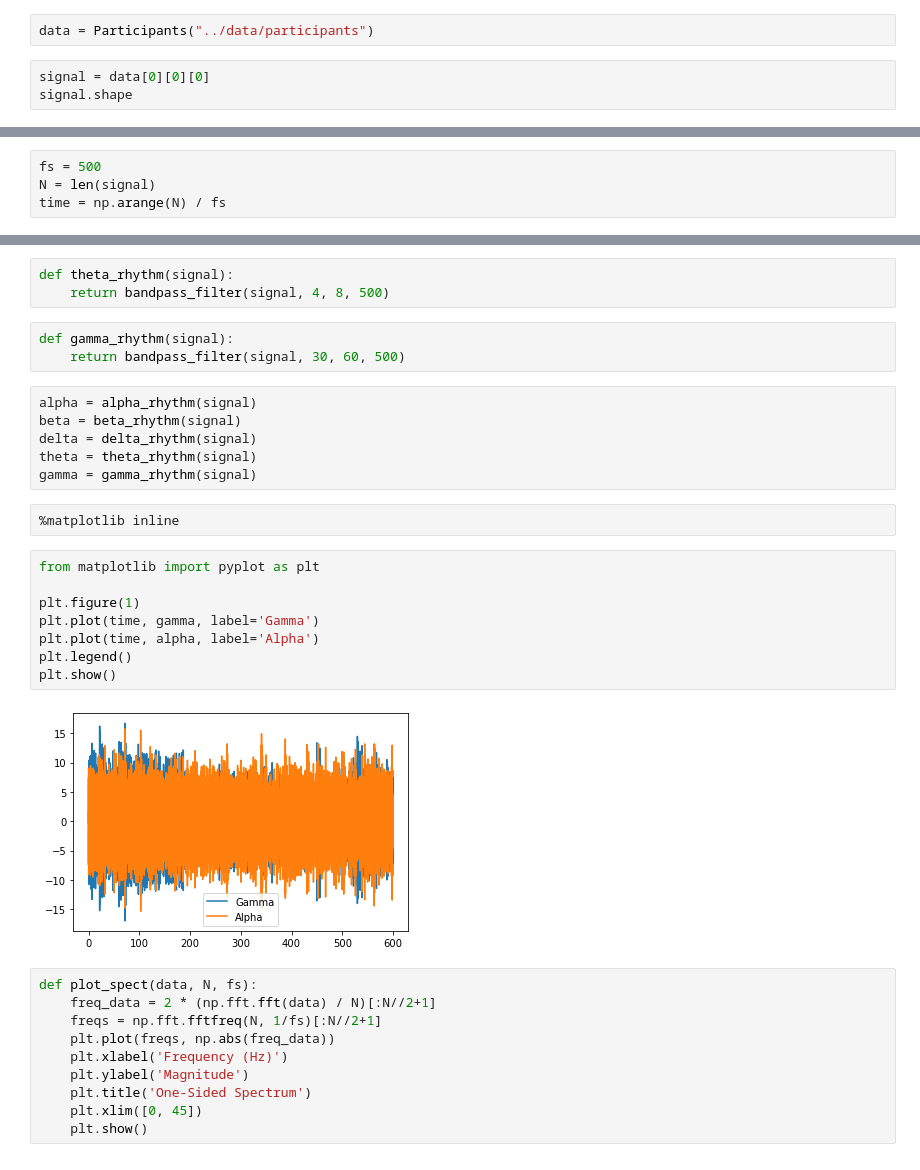
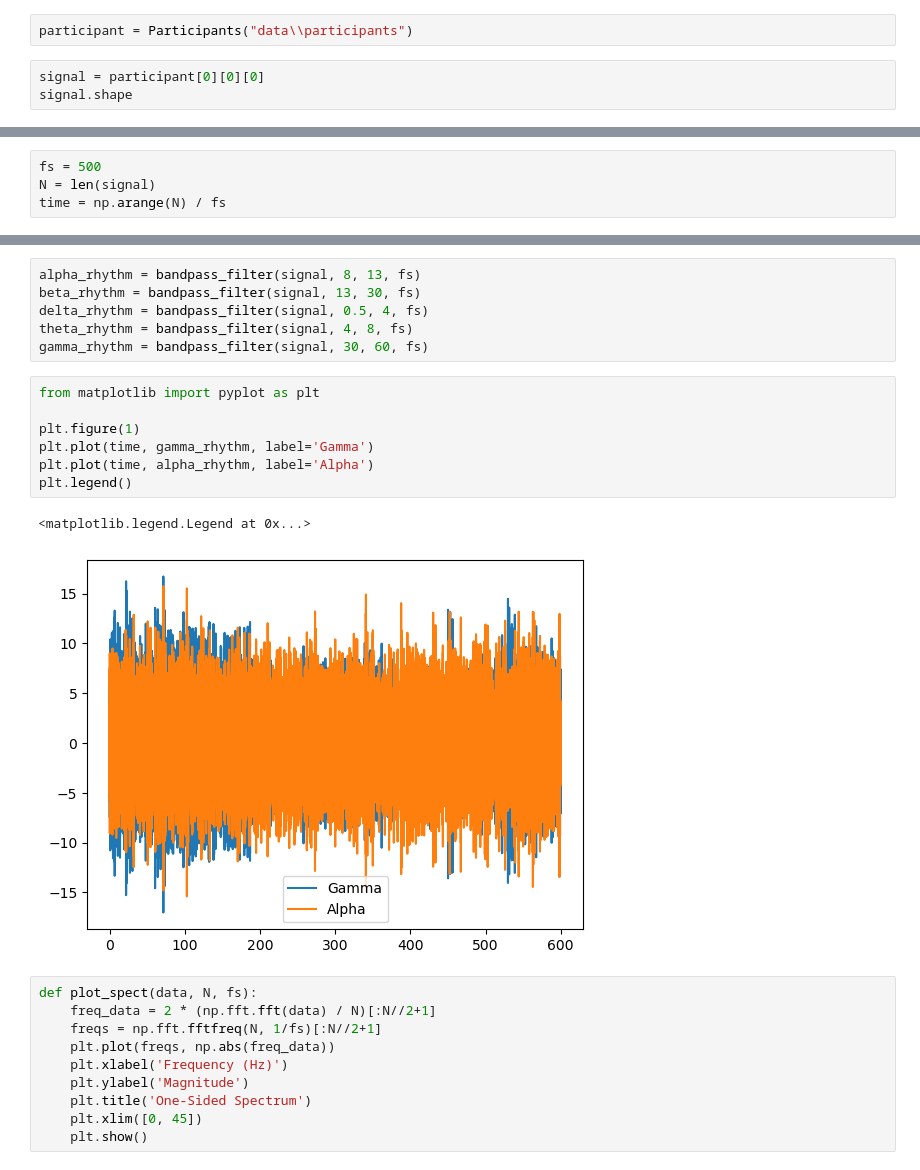
Before and after one commit to strajdzsha/EEG-classification, a Jupyter notebook: analysis/feature_extraction.ipynb, the cells around one changed output, grey strips where cells are left out. Saved outputs shown, nothing was run; the diff lists cells and outputs as text.

```diff
--- a/analysis/feature_extraction.ipynb
+++ b/analysis/feature_extraction.ipynb
@@ -12,7 +14,7 @@ from Participants import Participants
 # %%
-data = Participants("../data/participants")
+participant = Participants("data\\participants")
 # %%
-signal = data[0][0][0]
+signal = participant[0][0][0]
 signal.shape
 # %% [output]
 (299900,)
@@ -43,27 +36,19 @@ def delta_rhythm(signal):
-# %%
-def theta_rhythm(signal):
-    return bandpass_filter(signal, 4, 8, 500)
-# %%
-def gamma_rhythm(signal):
-    return bandpass_filter(signal, 30, 60, 500)
-# %%
-alpha = alpha_rhythm(signal)
-beta = beta_rhythm(signal)
-delta = delta_rhythm(signal)
-theta = theta_rhythm(signal)
-gamma = gamma_rhythm(signal)
-# %%
-%matplotlib inline
+# %%
+alpha_rhythm = bandpass_filter(signal, 8, 13, fs)
+beta_rhythm = bandpass_filter(signal, 13, 30, fs)
+delta_rhythm = bandpass_filter(signal, 0.5, 4, fs)
+theta_rhythm = bandpass_filter(signal, 4, 8, fs)
+gamma_rhythm = bandpass_filter(signal, 30, 60, fs)
 # %%
 from matplotlib import pyplot as plt
 
 plt.figure(1)
-plt.plot(time, gamma, label='Gamma')
-plt.plot(time, alpha, label='Alpha')
+plt.plot(time, gamma_rhythm, label='Gamma')
+plt.plot(time, alpha_rhythm, label='Alpha')
 plt.legend()
-plt.show()
 # %% [output]
+<matplotlib.legend.Legend at 0x...>
-[figure, old version]
+[figure, new version]
 # %%
 def plot_spect(data, N, fs):
     freq_data = 2 * (np.fft.fft(data) / N)[:N//2+1]
```
Also changed, not shown: parts of 36 cells of this notebook.
